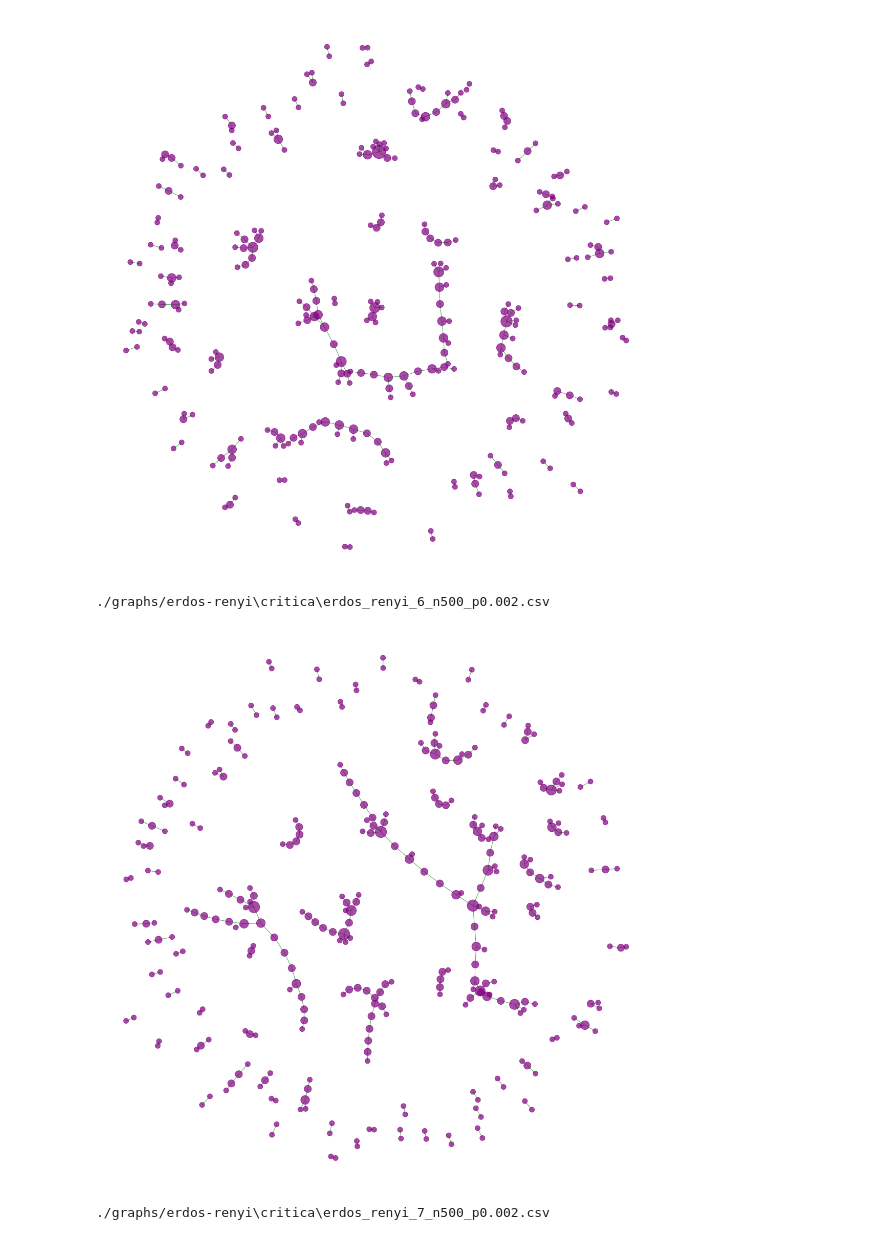
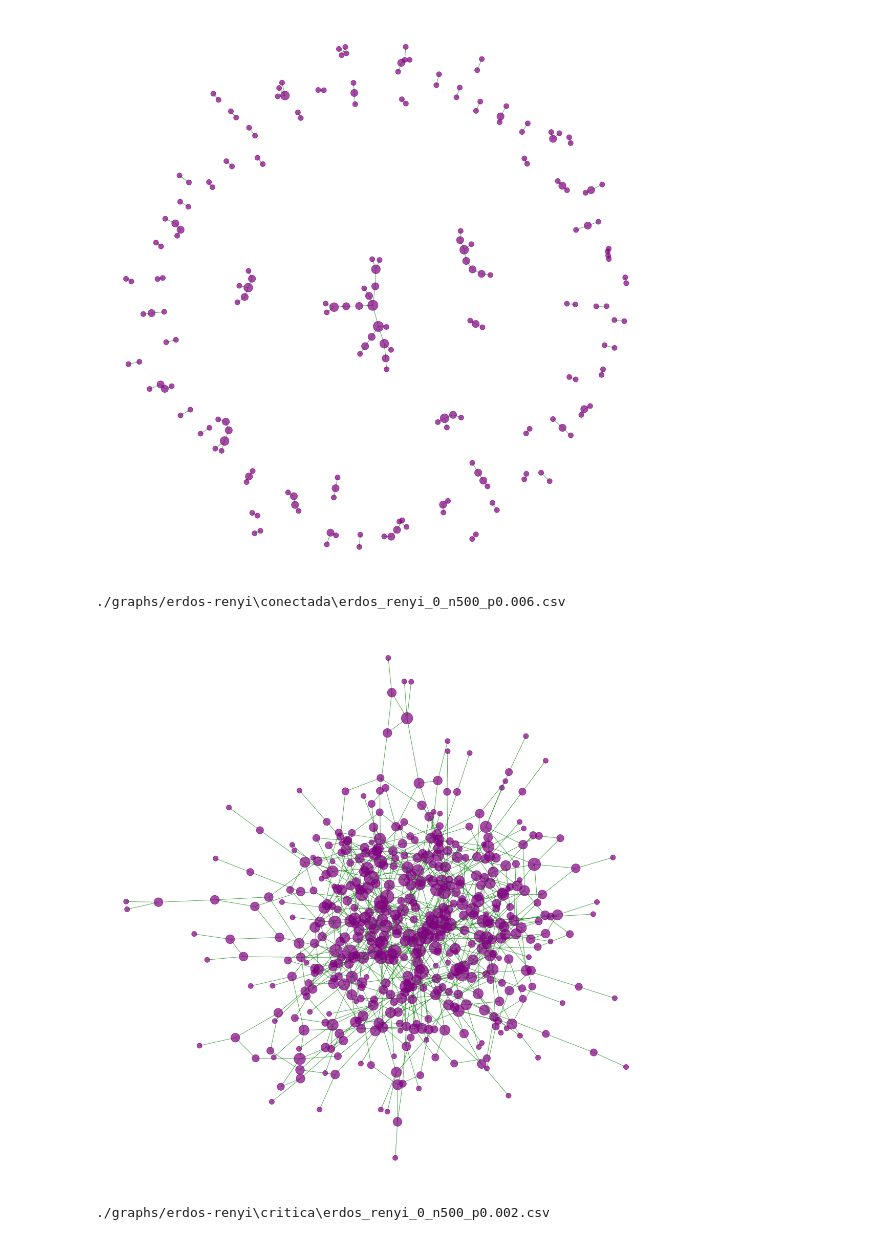
Before and after one commit to GuillermoOvejeroSanchez/Social-Network-Analysis, a Jupyter notebook: P2/p2.ipynb, the cells around one changed output. Drawn from its saved outputs; the diff is of its cells as text; code cells hidden in the pictures.

```diff
--- a/P2/p2.ipynb
+++ b/P2/p2.ipynb
@@ -99,2 +91,22 @@ All graphs appended
+# %%
+g_list = []
+graph_map = {}
+ba_dict = {}
+er_dict = {}
+
+for i in range(len(files)):
+    g_list.append(nx.read_edgelist(files[i],delimiter=','))
+    graph_map[files[i]] = g_list[i]
+
+ba_list = g_list[:31]
+er_list = g_list[31:]
+
+index = 0
+for k, v in graph_map.items():
+    if index < 31:
+        ba_dict[k] = v
+    else:
+        er_dict[k] = v
+    index = index+1
 # %%
 #barabasi albert steps
@@ -124,7 +129,11 @@ supercritica p = 0.3
 critica p = 0.2
 subcritica p = 0.1
 '''
-for i in range(57,61):
-    print(files[i])
-    draw_graph_node_size(g_list[i],15,15)
+util_graphs = [31,51,41,71]
+index = 31
+for k,v in er_dict.items():
+    if index in util_graphs:
+        print(k)
+        draw_graph_node_size(v,15,15)
+    index=index+1
 # %% [output]
@@ -132,4 +143,4 @@ for i in range(57,61):
-[figure, old version]
+[figure, new version]
-./graphs/erdos-renyi\critica\erdos_renyi_6_n500_p0.002.csv
+./graphs/erdos-renyi\conectada\erdos_renyi_0_n500_p0.006.csv
-[figure, old version]
+[figure, new version]
-./graphs/erdos-renyi\critica\erdos_renyi_7_n500_p0.002.csv
+./graphs/erdos-renyi\critica\erdos_renyi_0_n500_p0.002.csv
```
Also changed, not shown: parts of 10 cells of this notebook, 52 other files.
